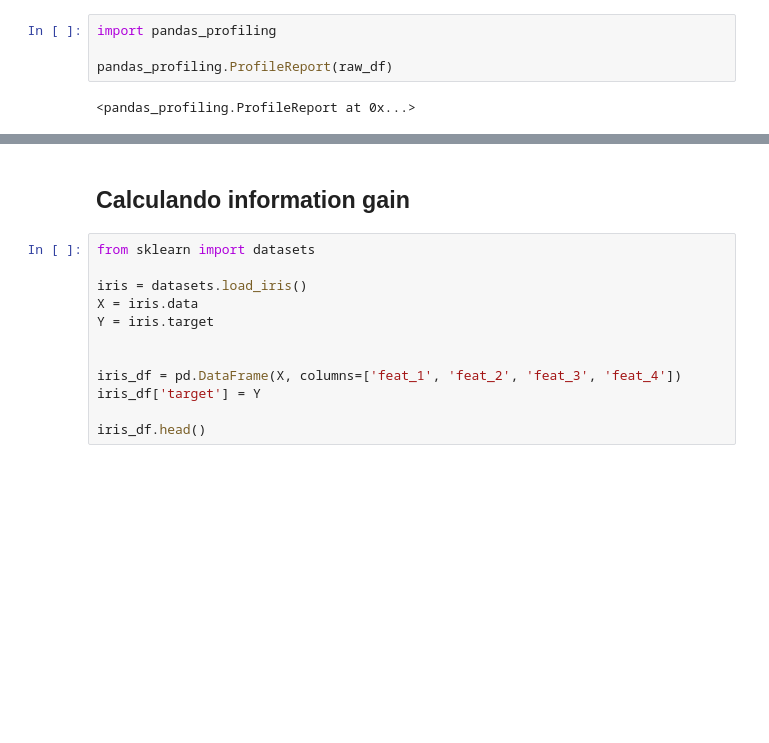
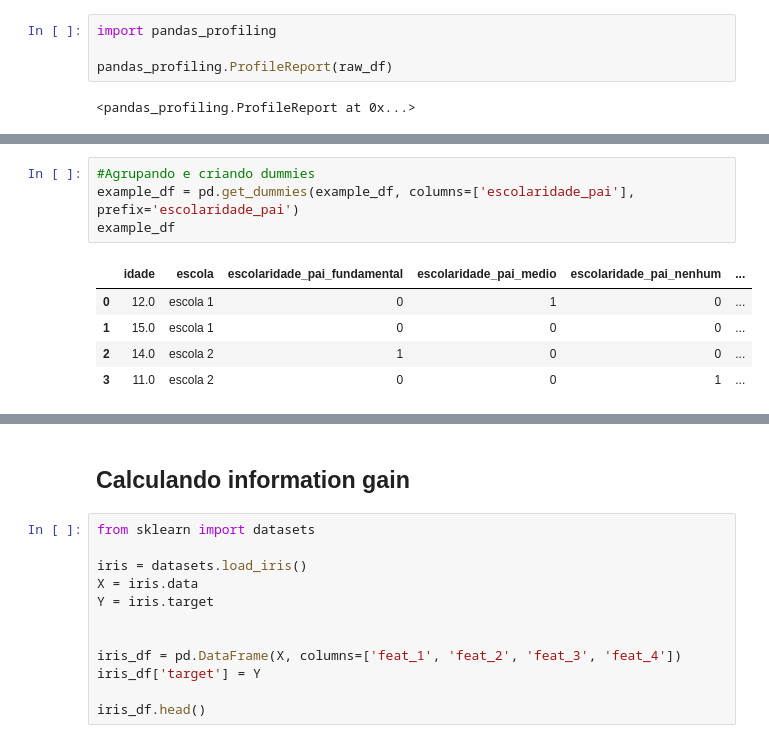
Before and after one commit to fnbalves/curso_machine_learning, a Jupyter notebook: Aprendendo python - parte 1.ipynb, the cells around one changed output, grey strips where cells are left out. Saved outputs shown, nothing was run; the diff lists cells and outputs as text; blank space fills up the shorter version.

```diff
--- a/Aprendendo python - parte 1.ipynb
+++ b/Aprendendo python - parte 1.ipynb
@@ -614,0 +650,10 @@ pandas_profiling.ProfileReport(raw_df)
+# %%
+#Agrupando e criando dummies
+example_df = pd.get_dummies(example_df, columns=['escolaridade_pai'], prefix='escolaridade_pai')
+example_df
+# %% [output]
+|  | idade | escola | escolaridade_pai_fundamental | escolaridade_pai_medio | escolaridade_pai_nenhum | ... |
+| 0 | 12.0 | escola 1 | 0 | 1 | 0 | ... |
+| 1 | 15.0 | escola 1 | 0 | 0 | 0 | ... |
+| 2 | 14.0 | escola 2 | 1 | 0 | 0 | ... |
+| 3 | 11.0 | escola 2 | 0 | 0 | 1 | ... |
```
Also changed, not shown: parts of 8 cells of this notebook.
